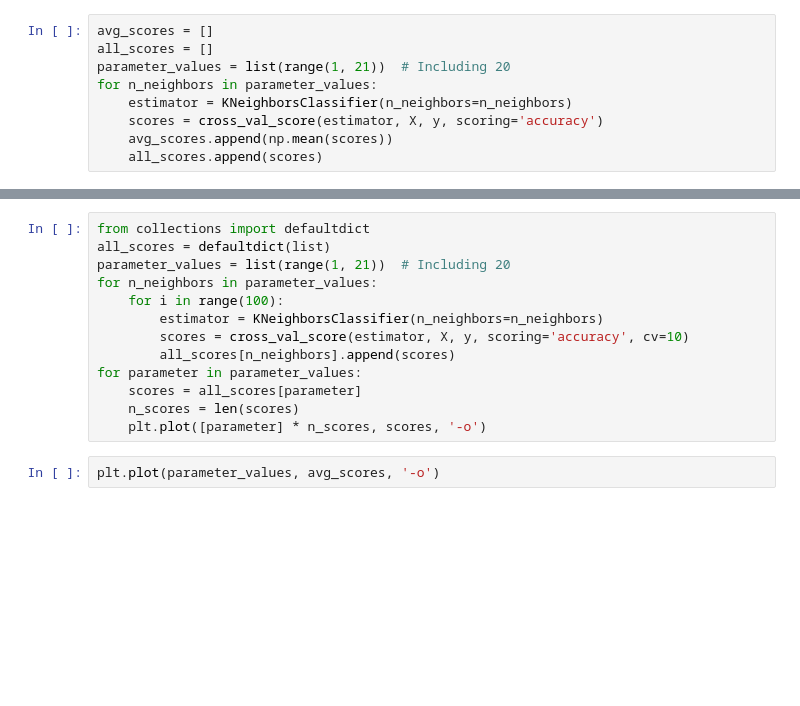
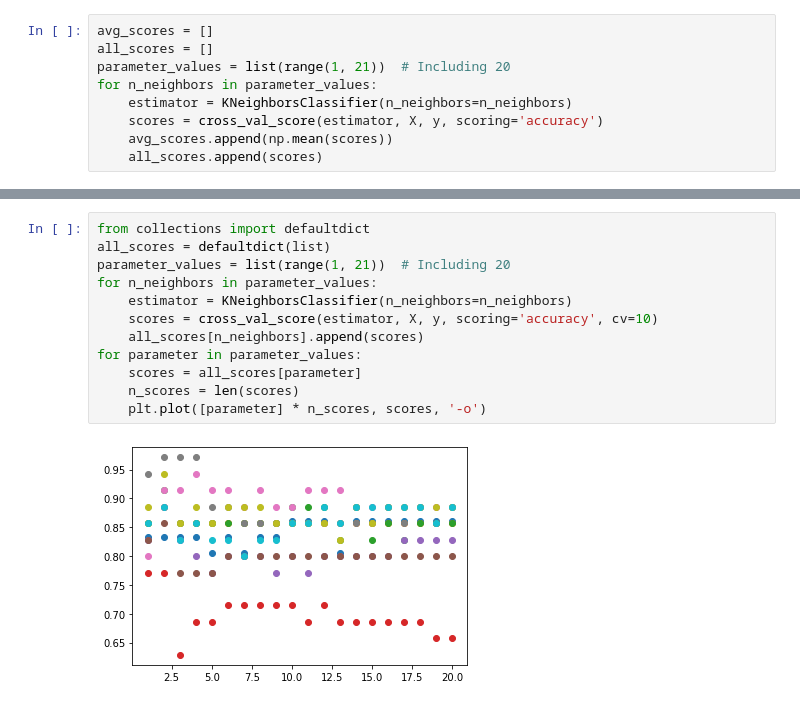
Before and after one commit to beauvilerobed/data-mining-with-python, a Jupyter notebook: 2_ClassifyingScikitEstimators.ipynb, the cells around one changed output, grey strips where cells are left out. Cells and saved outputs as stored; diff of their text form; blank space fills up the shorter version.

```diff
--- a/2_ClassifyingScikitEstimators.ipynb
+++ b/2_ClassifyingScikitEstimators.ipynb
@@ -136,15 +186,14 @@ plt.plot(parameter_values, all_scores, 'bx')
 # %%
 from collections import defaultdict
 all_scores = defaultdict(list)
 parameter_values = list(range(1, 21))  # Including 20
 for n_neighbors in parameter_values:
-    for i in range(100):
-        estimator = KNeighborsClassifier(n_neighbors=n_neighbors)
-        scores = cross_val_score(estimator, X, y, scoring='accuracy', cv=10)
-        all_scores[n_neighbors].append(scores)
+    estimator = KNeighborsClassifier(n_neighbors=n_neighbors)
+    scores = cross_val_score(estimator, X, y, scoring='accuracy', cv=10)
+    all_scores[n_neighbors].append(scores)
 for parameter in parameter_values:
     scores = all_scores[parameter]
     n_scores = len(scores)
     plt.plot([parameter] * n_scores, scores, '-o')
+# %% [output]
+[figure, added]
-# %%
-plt.plot(parameter_values, avg_scores, '-o')
```
Also changed, not shown: parts of 31 cells of this notebook.
